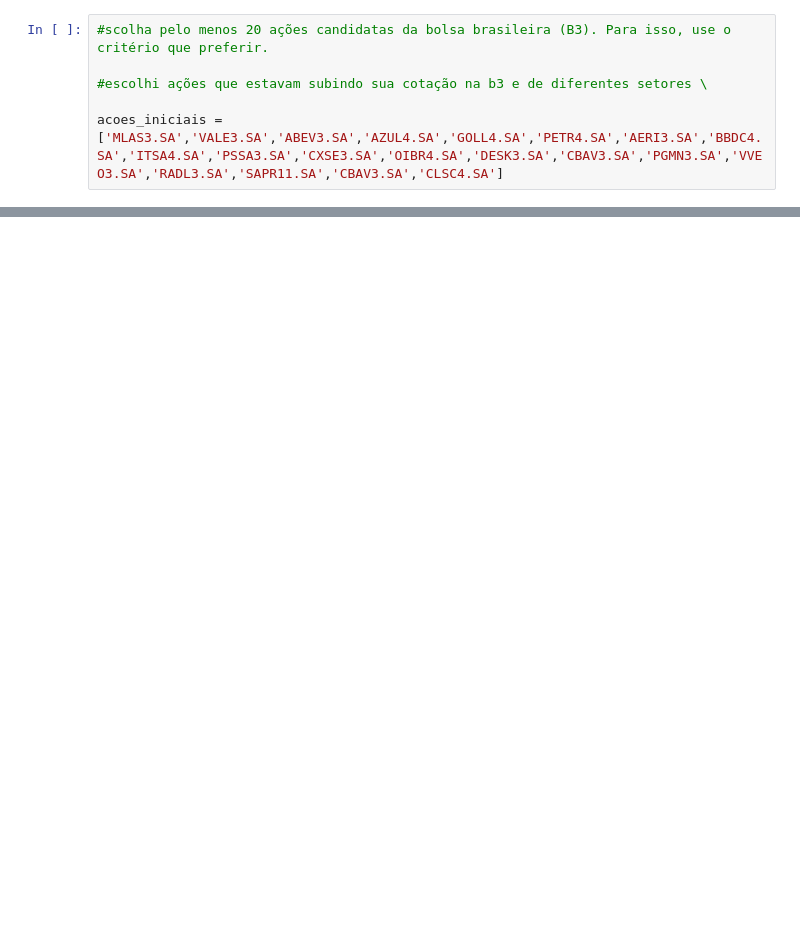
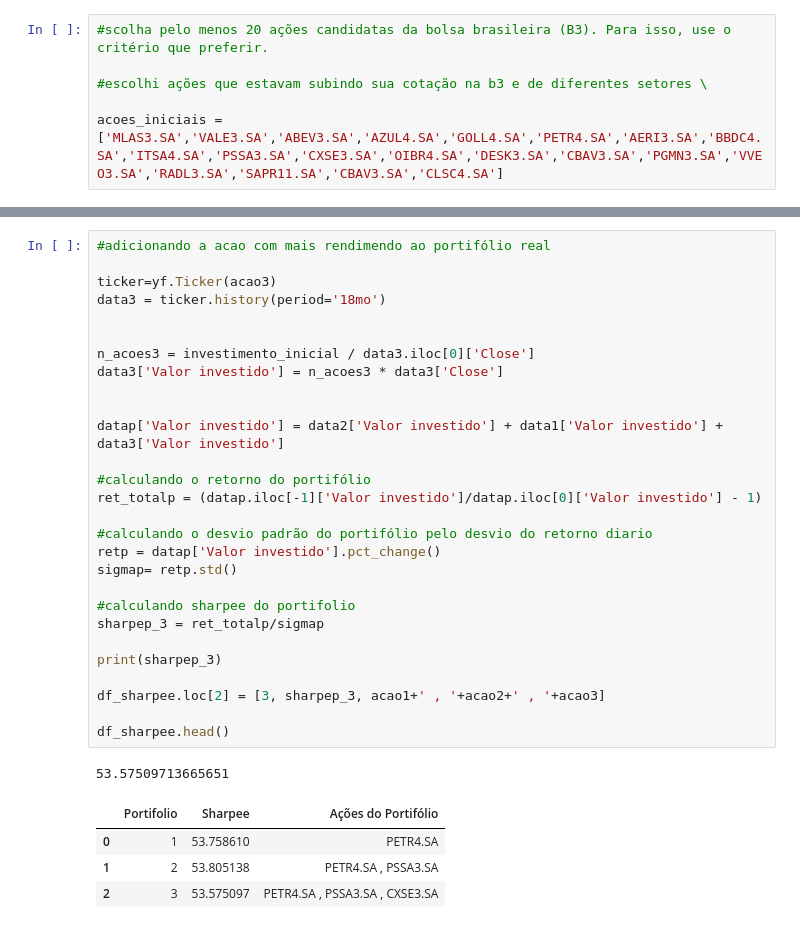
Before and after one commit to laupontiroli/APS3_dados, a Jupyter notebook: passos.ipynb, the cells around one changed output, grey strips where cells are left out. Drawn from its saved outputs; the diff is of its cells as text; blank space fills up the shorter version.

```diff
--- a/passos.ipynb
+++ b/passos.ipynb
@@ -160,0 +209,34 @@ print(sharpep_2)
+# %%
+#adicionando a acao com mais rendimendo ao portifólio real
+
+ticker=yf.Ticker(acao3)
+data3 = ticker.history(period='18mo')
+
+
+n_acoes3 = investimento_inicial / data3.iloc[0]['Close']
+data3['Valor investido'] = n_acoes3 * data3['Close']
+
+
+datap['Valor investido'] = data2['Valor investido'] + data1['Valor investido'] + data3['Valor investido']
+
+#calculando o retorno do portifólio
+ret_totalp = (datap.iloc[-1]['Valor investido']/datap.iloc[0]['Valor investido'] - 1)
+
+#calculando o desvio padrão do portifólio pelo desvio do retorno diario
+retp = datap['Valor investido'].pct_change()
+sigmap= retp.std()
+
+#calculando sharpee do portifolio
+sharpep_3 = ret_totalp/sigmap
+
+print(sharpep_3)
+
+df_sharpee.loc[2] = [3, sharpep_3, acao1+' , '+acao2+' , '+acao3]
+
+df_sharpee.head()
+# %% [output]
+53.57509713665651
+|  | Portifolio | Sharpee | Ações do Portifólio |
+| 0 | 1 | 53.758610 | PETR4.SA |
+| 1 | 2 | 53.805138 | PETR4.SA , PSSA3.SA |
+| 2 | 3 | 53.575097 | PETR4.SA , PSSA3.SA , CXSE3.SA |
```
Also changed, not shown: parts of 10 cells of this notebook.
